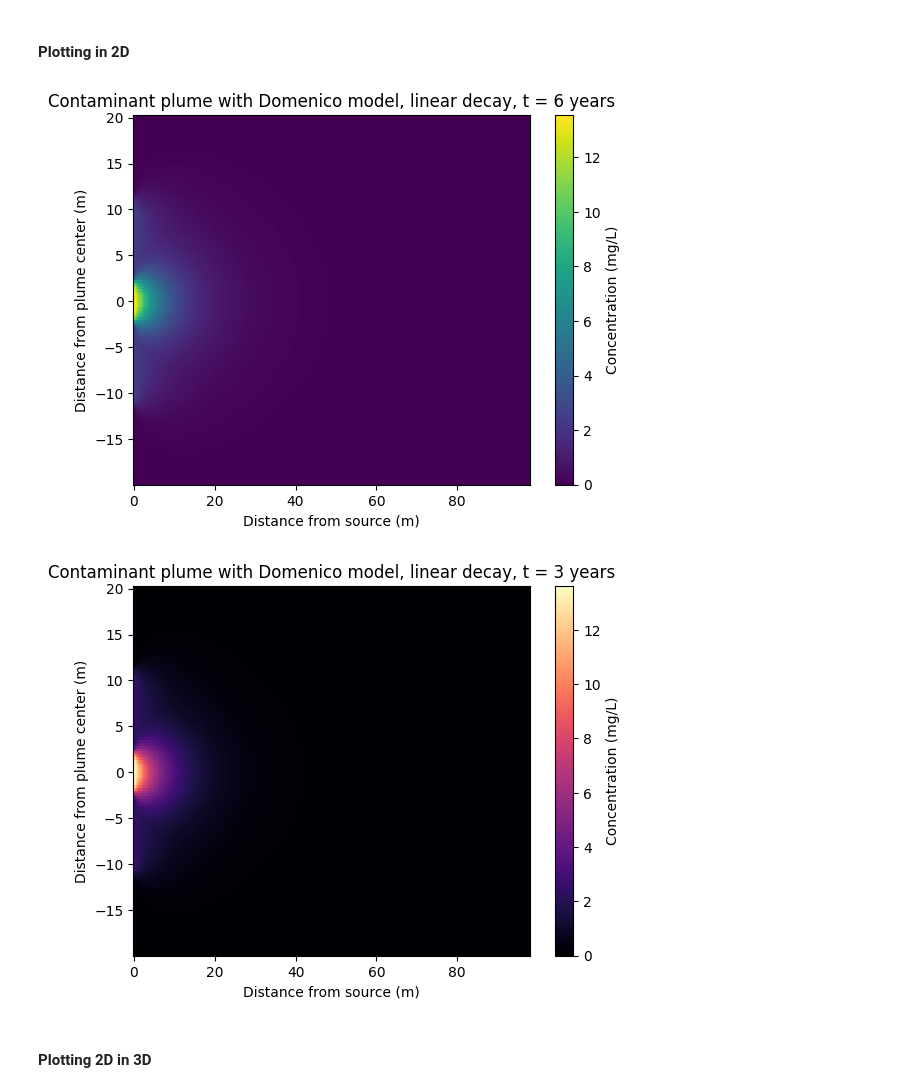
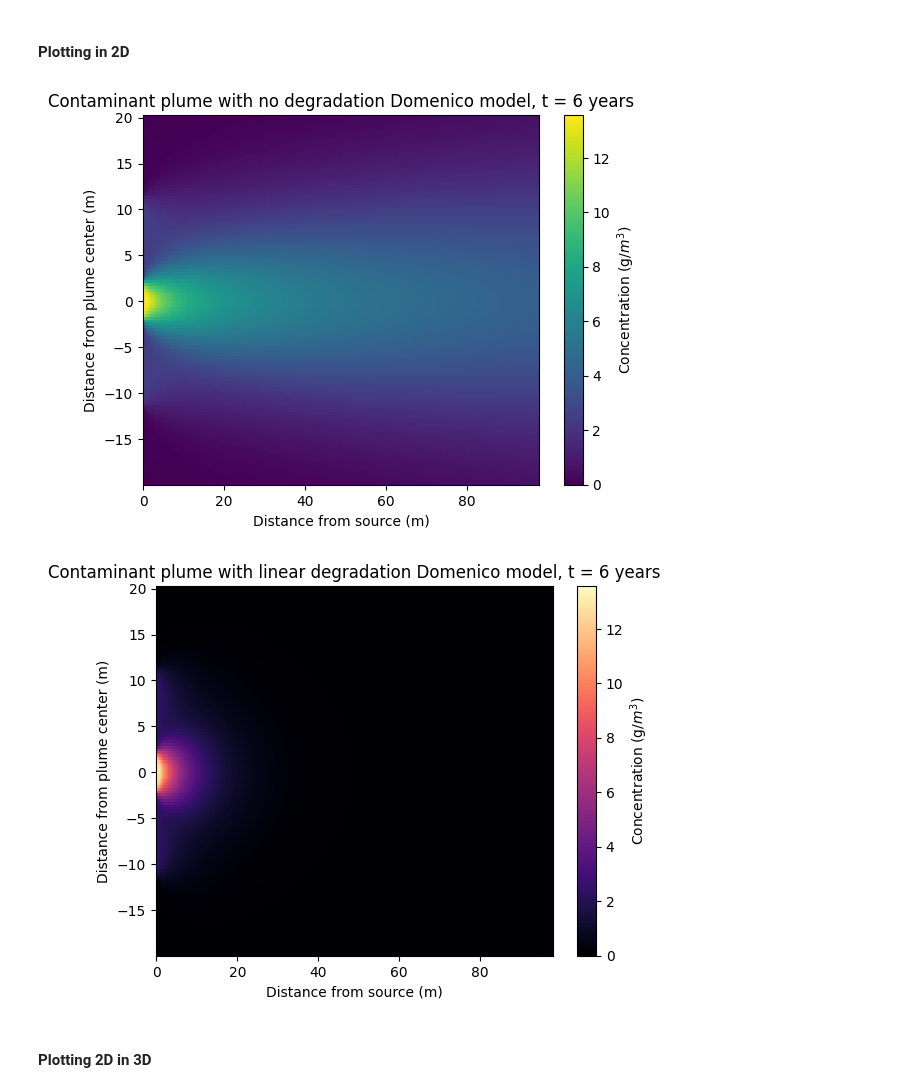
Before and after one commit to MiBiPreT/mibitrans, a Jupyter notebook: examples/example_notebook.ipynb, the cells around one changed output. Cells and saved outputs as stored; diff of their text form; code cells hidden in the pictures.

```diff
--- a/examples/example_notebook.ipynb
+++ b/examples/example_notebook.ipynb
@@ -183,0 +179,27 @@ Now that the concentration distribution has been calculated, the contaminant plu
+# %%
+# No degradation transport model
+ndeg = no_decay(
+    hydrological_parameters=hydro,
+    adsorption_parameters=ads,
+    source_parameters=source,
+    model_parameters=model
+)
+# Linear degradation transport model
+lindeg = linear_decay(
+    hydrological_parameters=hydro,
+    adsorption_parameters=ads,
+    degradation_parameters=deg,
+    source_parameters=source,
+    model_parameters=model
+)
+# Instant reaction degradation transport model
+instdeg = instant_reaction(
+    hydrological_parameters=hydro,
+    adsorption_parameters=ads,
+    degradation_parameters=deg,
+    source_parameters=source,
+    model_parameters=model
+)
+
+# Get resulting array with concentrations, and model x, y and t discretization from model object
+cxyt, x, y, t = ndeg.cxyt, ndeg.x, ndeg.y, ndeg.t
@@ -217,18 +267,17 @@ plt.show()
 #### Plotting in 2D
 # %%
 # Plot the x and y concentration distribution for linear decay model, uses plt.pcolormesh
-plot = surf.Plume(cxyt_lin, x, y, t)
-plot.flat(time=6)
-plt.title("Contaminant plume with Domenico model, linear decay, t = 6 years")
+plume_2d(ndeg, time=6*365)
+plt.title("Contaminant plume with no degradation Domenico model, t = 6 years")
 plt.show()
 
 # Function passes plt.colormesh keyword arguments
-plot.flat(time=3, cmap="magma")
-plt.title("Contaminant plume with Domenico model, linear decay, t = 3 years")
+plume_2d(lindeg, time=6*365, cmap="magma")
+plt.title("Contaminant plume with linear degradation Domenico model, t = 6 years")
 plt.show()
 # %% [output]
-[figure, old version]
+[figure, new version]
-[figure, old version]
+[figure, new version]
 # %% [markdown]
 #### Plotting 2D in 3D
 # %%
```
Also changed, not shown: parts of 44 cells of this notebook, 3 other files.
